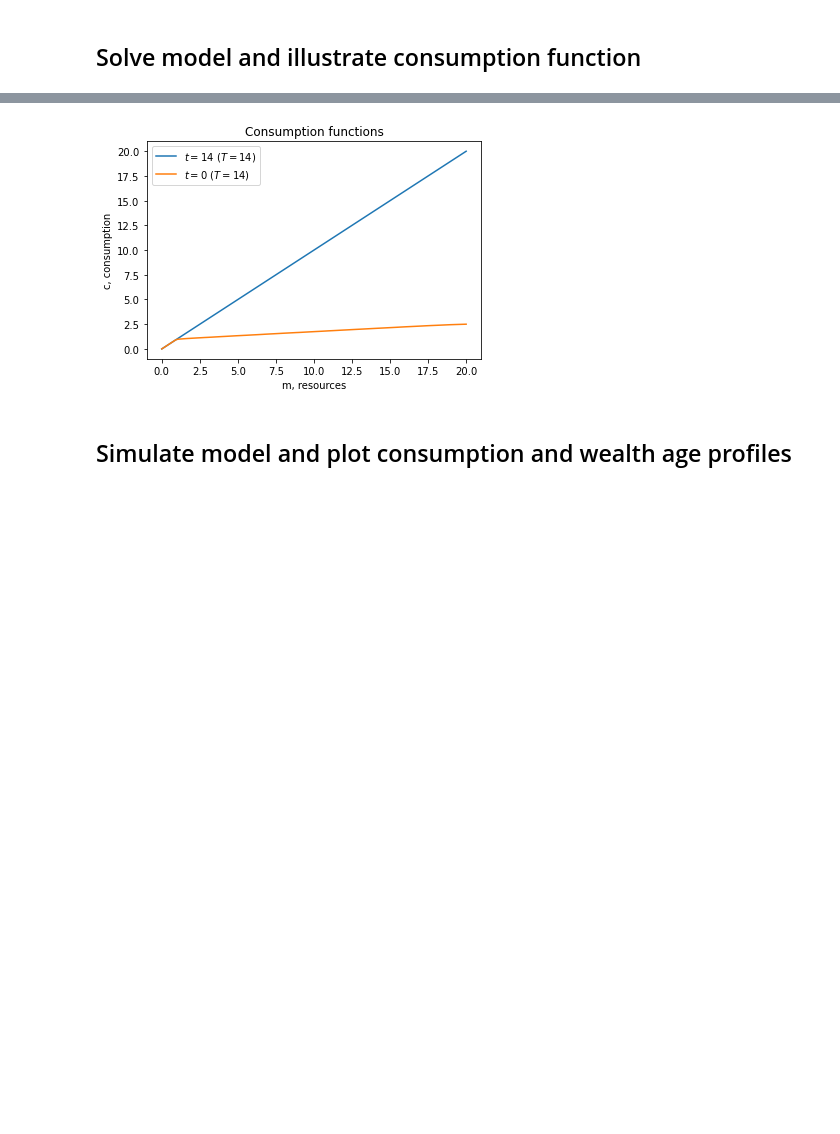
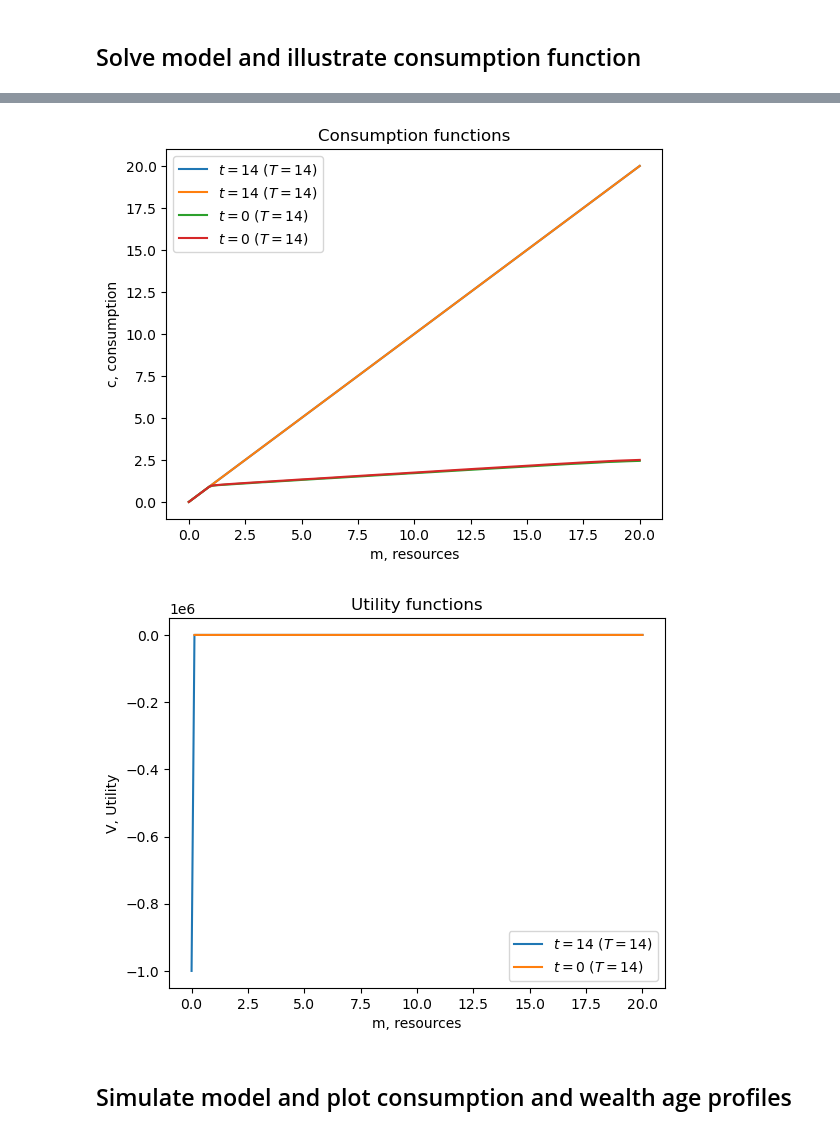
Before and after one commit to sseitz4/NumericalSetup, a Jupyter notebook: Example.ipynb, the cells around one changed output, grey strips where cells are left out. Drawn from its saved outputs; the diff is of its cells as text; code cells hidden in the pictures; blank space fills up the shorter version.

```diff
--- a/Example.ipynb
+++ b/Example.ipynb
@@ -70,9 +70,18 @@ sim = model.sim
 # %%
 %time model.solve()
 
+i_kids = 0
+
 fig,ax = plt.subplots()
 for t in (par.T-1,0):
-    ax.plot(par.grid_m,sol.c[t],label=f'$t={t}$ ($T={par.T-1}$)')
+    ax.plot(par.grid_m,sol.c[t, i_kids],label=f'$t={t}$ ($T={par.T-1}$)')
+    ax.plot(par.grid_m,sol.c[t, 1],label=f'$t={t}$ ($T={par.T-1}$)')
 ax.set(xlabel='m, resources',ylabel='c, consumption',title='Consumption functions')
 ax.legend();
+
+fig,ax = plt.subplots()
+for t in (par.T-1,0):
+    ax.plot(par.grid_m,sol.V[t, i_kids],label=f'$t={t}$ ($T={par.T-1}$)')
+ax.set(xlabel='m, resources',ylabel='V, Utility',title='Utility functions')
+ax.legend();
 # %% [output]
@@ -80,4 +90,5 @@ Wall time: 246 ms
-[figure, old version]
+[figure, new version]
+[figure, added]
 # %% [markdown]
 ## Simulate model and plot consumption and wealth age profiles
 # %%
```
Also changed, not shown: parts of 2 cells of this notebook.
